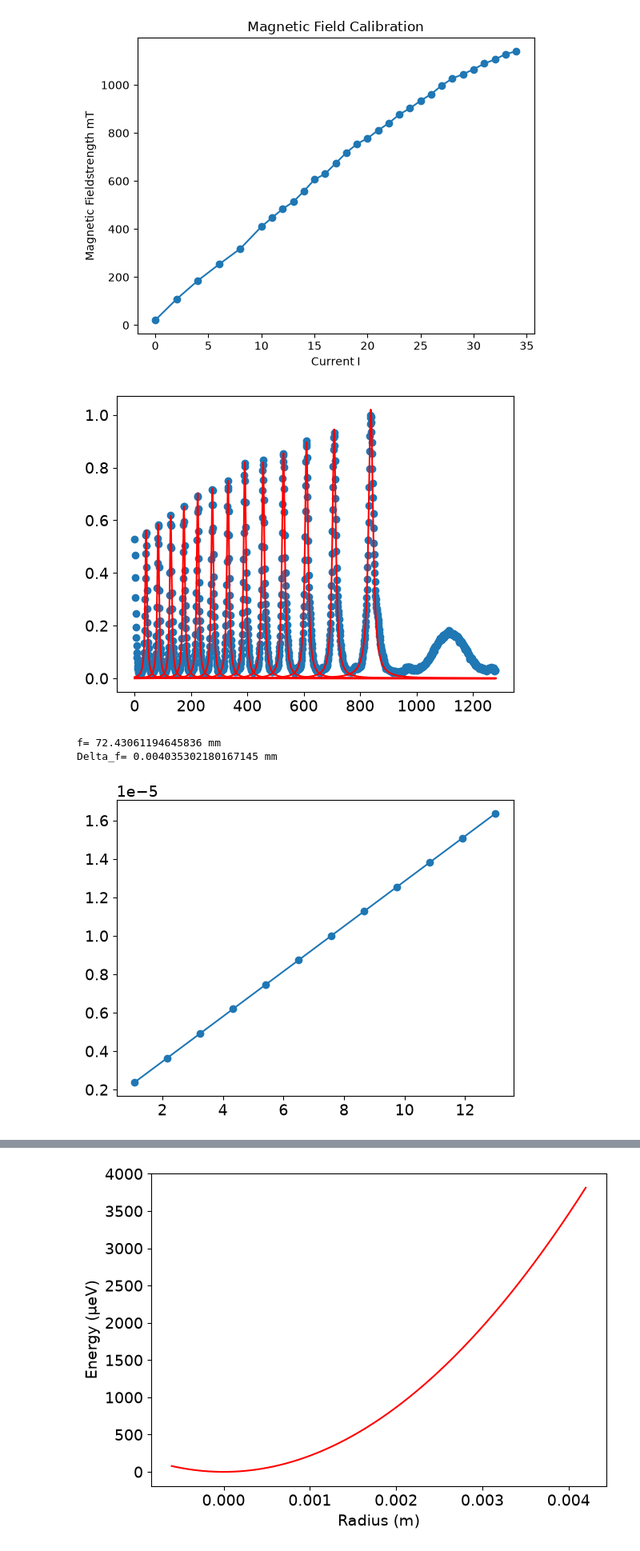
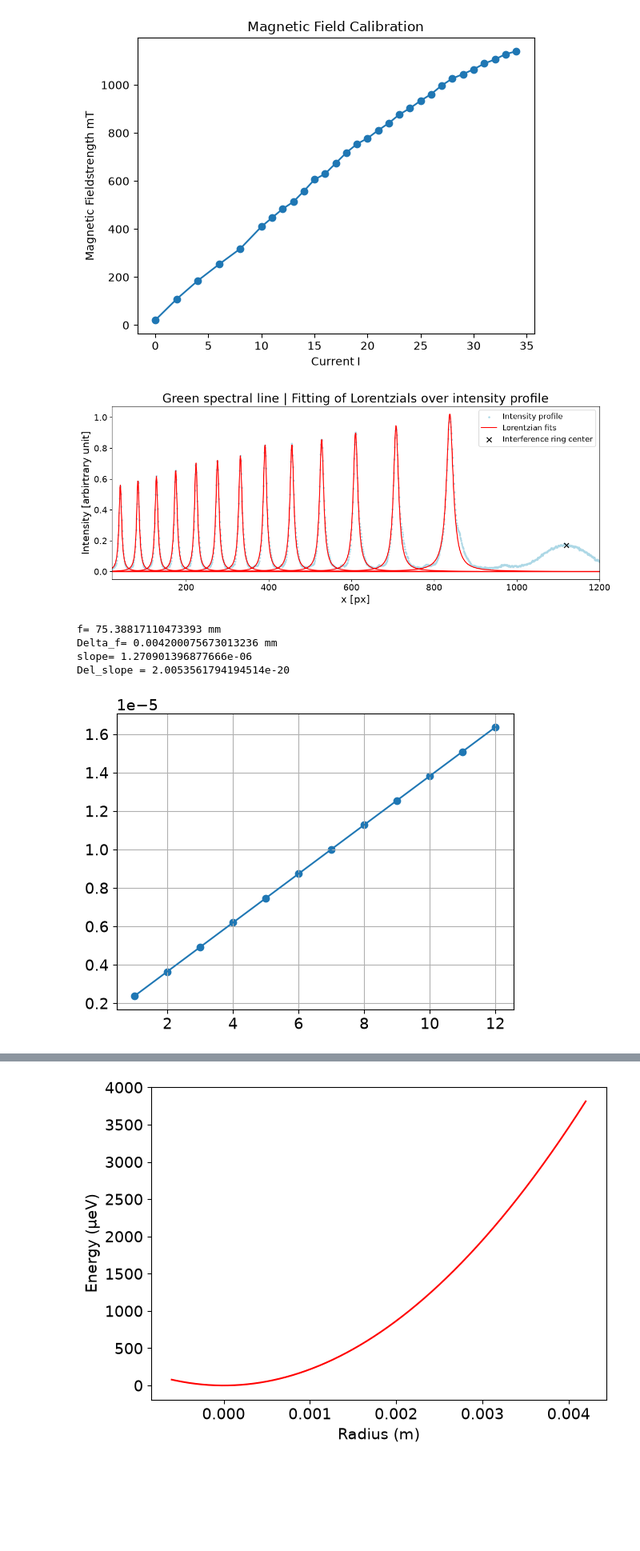
Before and after one commit to Omega3komma3/Zeeman-effect, a Jupyter notebook: Main.ipynb, the cells around one changed output, grey strips where cells are left out. Shown at 80% size. Cells and saved outputs as stored; diff of their text form; code cells hidden in the pictures; blank space fills up the shorter version.

Commit message:
Schönere Figuren für focal length fits

```diff
--- a/Main.ipynb
+++ b/Main.ipynb
@@ -209,10 +209,24 @@ fits = get_lorentzian(lineOut_normal, fit_popt)
 view = [1000,1200]
 view = [0,len(lineOut)]
 
-plt.scatter(np.linspace(0,len(lineOut),len(lineOut))[view[0]:view[1]],lineOut_normal[view[0]:view[1]])
+plt.figure(figsize=(14, 5))
+
+plt.scatter(np.linspace(0,len(lineOut),len(lineOut))[view[0]:view[1]],lineOut_normal[view[0]:view[1]], s=5, label="Intensity profile",color="lightblue")
 for y_fit in fits:
     plt.plot(np.linspace(0,len(lineOut),len(lineOut))[view[0]:view[1]],y_fit[view[0]:view[1]],color='red')
+plt.plot([], [], color="red", label="Lorentzian fits")
+x = np.arange(len(lineOut))
+plt.scatter(1119.4087745576242,np.interp( 1119.4087745576242,x, lineOut_normal), color = "black" , marker="x",s=60 , label = "Interference ring center")
+
+plt.xlim(20, 1200)
+plt.legend(loc="upper right", fontsize= 12)
+plt.xlabel("x [px]")
+plt.ylabel(r"Intensity [arbirtrary unit]")
+plt.title("Green spectral line | Fitting of Lorentzials over intensity profile")
+plt.savefig("Focal_lorentzians.png")
 plt.show()
+
+
 
 radii = []
 
@@ -221,36 +235,49 @@ for i in range(len(fit_popt)):
 radii = np.array(radii)
 radii -= 1119.4087745576242   #offset to center
 radii *= 3.75e-6    #convert pixel to distance
+
+position_errors = np.sqrt([pcov[1, 1] for pcov in fit_pcov]) #unscherheit der x0
+radii_errors =(2* np.abs(radii)*3.75e-6* position_errors) #unsicherheit auf quadrierten radius: del_r^2 = 2 *abs(r) * pixel * del_x0
+
 radii *= -1 # kein physikalischer hintergrund nur damit es nicht negativ ist
 radii = radii **2
+
+
+
 
 index = 1
 
 wavelength = 546.0735e-9
 d = 2.442e-3
 
-x = np.linspace(0,len(radii),len(radii))
+#x = np.linspace(0,len(radii),len(radii))
+x = np.arange(len(radii))
 fit = linregress(x[index:], radii[index:])
 
 pars, cov = np.polyfit(x=x, y=radii, deg=1, w=None, cov=True)
 focus= np.sqrt(pars[0]*d/wavelength)
 y_fit = pars[0] * x + pars[1]
 
 residuals = radii - y_fit
 
 focal = np.sqrt((pars[0]*d) / wavelength)
 
 print("f=",focal*1000,"mm")
 print("Delta_f=",focal*np.sqrt(np.diag(cov)[0])/pars[0]*0.5*1000, "mm")   # uncertainty propagation from slope to focus
+print("slope=",pars[0])
+print("Del_slope =", np.diag(cov)[0])
 
-plt.scatter(x[index:],radii[index:])
+plt.scatter(x[index:],radii[index:] )
 plt.plot(x[index:],y_fit[index:])
+plt.grid()
 plt.show()
 
 plt.scatter(x[index:],residuals[index:])
 plt.show()
 # %% [output]
-[figure, old version]
+[figure, new version]
-f= 72.43061194645836 mm
-Delta_f= 0.004035302180167145 mm
+f= 75.38817110473393 mm
+Delta_f= 0.004200075673013236 mm
+slope= 1.270901396877666e-06
+Del_slope = 2.0053561794194514e-20
-[figure, old version]
+[figure, new version]
```
Also changed, not shown: parts of 2 cells of this notebook, 2 other files.
